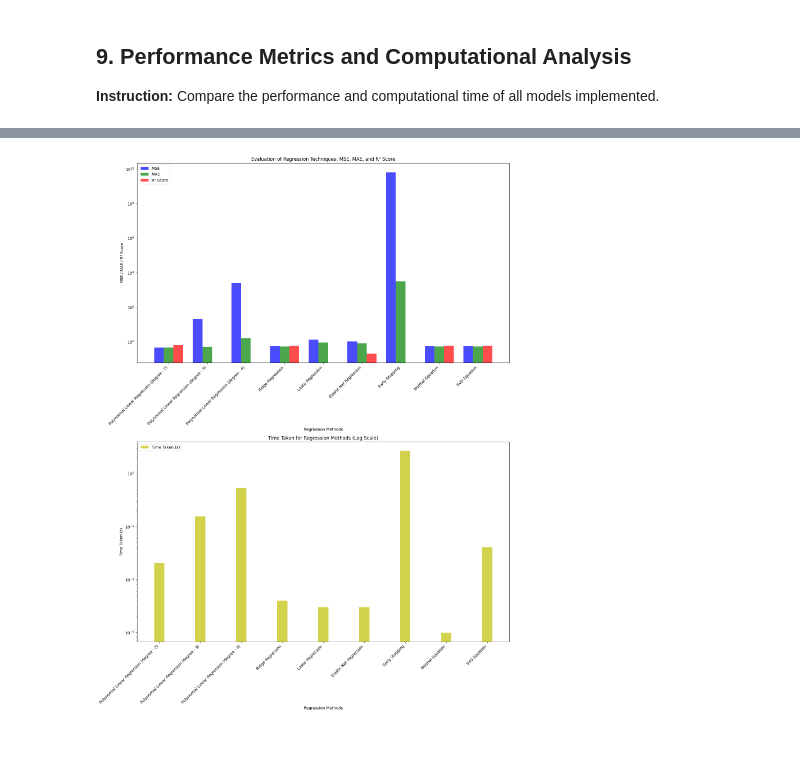
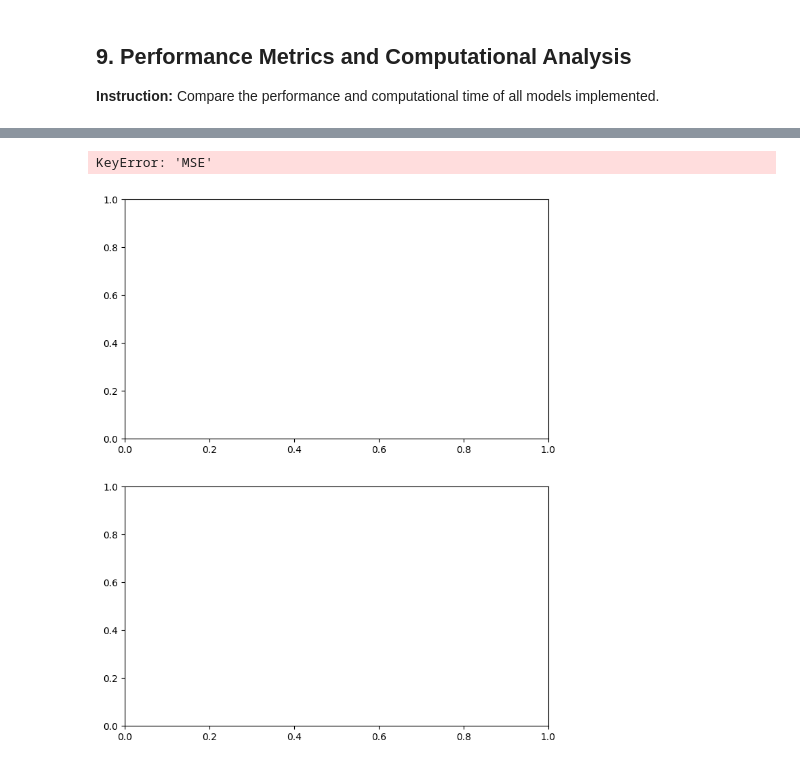
Before and after one commit to SayanDasDev/ML-College-, a Jupyter notebook: project_1/Regression_Project_new (1).ipynb, the cells around one changed output, grey strips where cells are left out. Drawn from its saved outputs; the diff is of its cells as text; code cells hidden in the pictures.

```diff
--- a/project_1/Regression_Project_new (1).ipynb
+++ b/project_1/Regression_Project_new (1).ipynb
@@ -135,8 +161,6 @@ matrices
 **Instruction:** Implement polynomial regression for degrees 2, 3, and 4.
 # %%
 # Assume X and y are already defined (features and target)
-# Initialize a DataFrame to store the evaluation metrics
-matrices = pd.DataFrame(columns=['MSE', 'MAE', 'R2', 'Time Taken'])
 
 def polynomial_regression(degree):
     # Split the data into training and test sets first
@@ -577,35 +618,42 @@ matrices
 # %%
-fig, ax = plt.subplots(2, 1, figsize=(15, 20))
+# Create the figure and subplots
+fig, ax = plt.subplots(2, 1, figsize=(8, 10))
 
+# Get the number of methods and their names (index)
 x = np.arange(len(matrices))
 width = 0.25
 
+# Plot MSE, MAE, and R² Score comparison directly
 ax[0].bar(x - width, matrices['MSE'], width, label='MSE', color='b', alpha=0.7)
 ax[0].bar(x, matrices['MAE'], width, label='MAE', color='g', alpha=0.7)
 ax[0].bar(x + width, matrices['R2'], width, label='R² Score', color='r', alpha=0.7)
 
-ax[0].set_yscale('log')
-
+# Set labels, titles, and ticks for the first plot
 ax[0].set_xlabel('Regression Methods')
 ax[0].set_ylabel('MSE / MAE / R² Score')
 ax[0].set_title('Evaluation of Regression Techniques: MSE, MAE, and R² Score')
 ax[0].set_xticks(x)
 ax[0].set_xticklabels(matrices.index, rotation=45, ha='right')
 ax[0].legend(loc='upper left')
 
+# Plot computational time comparison with log scale
 ax[1].bar(x, matrices['Time Taken'], width, label='Time Taken (s)', color='y', alpha=0.7)
 
+# Set y-axis to logarithmic scale for time
 ax[1].set_yscale('log')
 
+# Set labels, titles, and ticks for the second plot
 ax[1].set_xlabel('Regression Methods')
 ax[1].set_ylabel('Time Taken (s)')
 ax[1].set_title('Time Taken for Regression Methods (Log Scale)')
 ax[1].set_xticks(x)
 ax[1].set_xticklabels(matrices.index, rotation=45, ha='right')
 ax[1].legend(loc='upper left')
 
+# Adjust layout to prevent overlap
 plt.tight_layout()
 plt.show()
 # %% [output]
+KeyError: 'MSE'
-[figure, old version]
+[figure, new version]
 # %%
```
Also changed, not shown: parts of 15 cells of this notebook.
